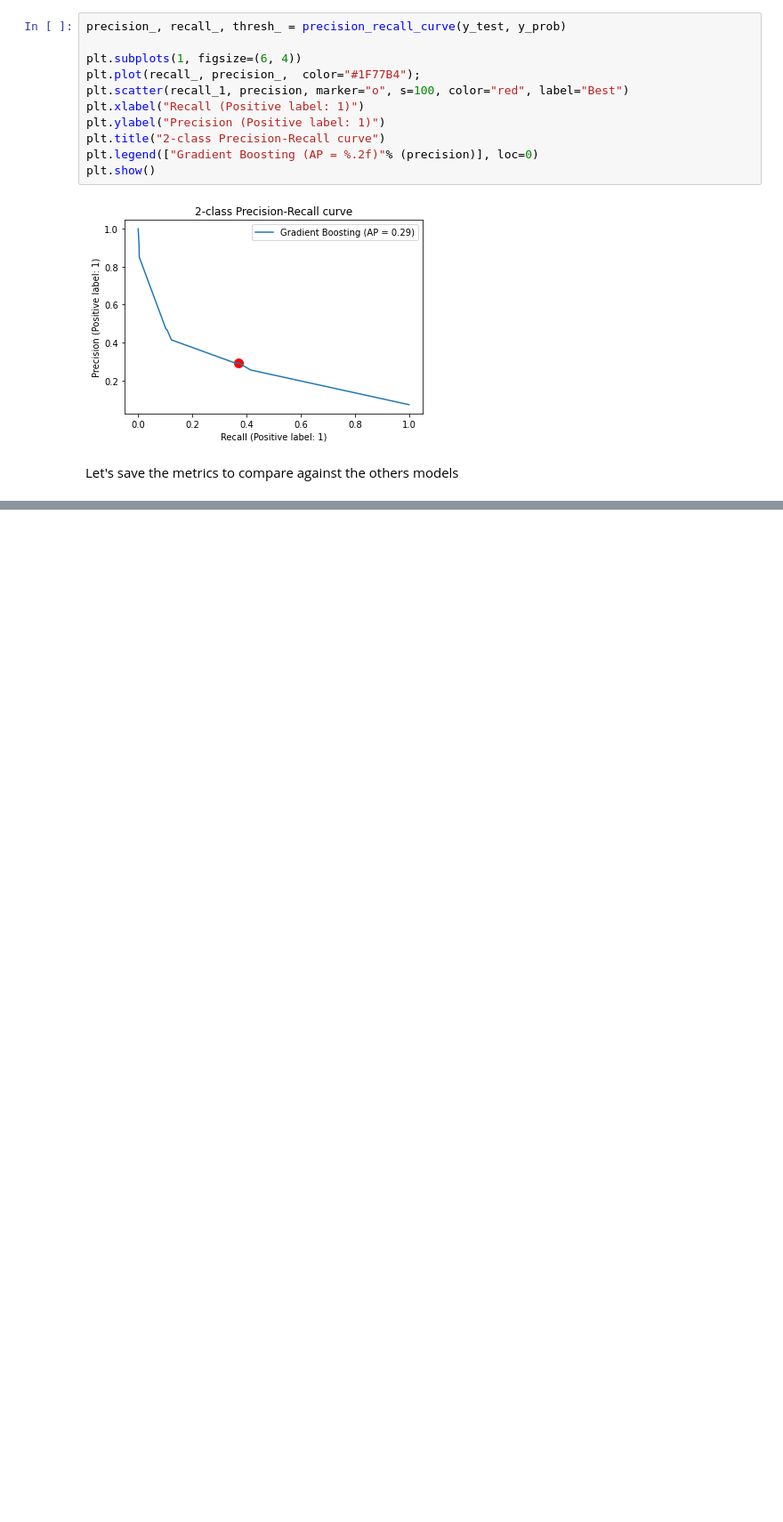
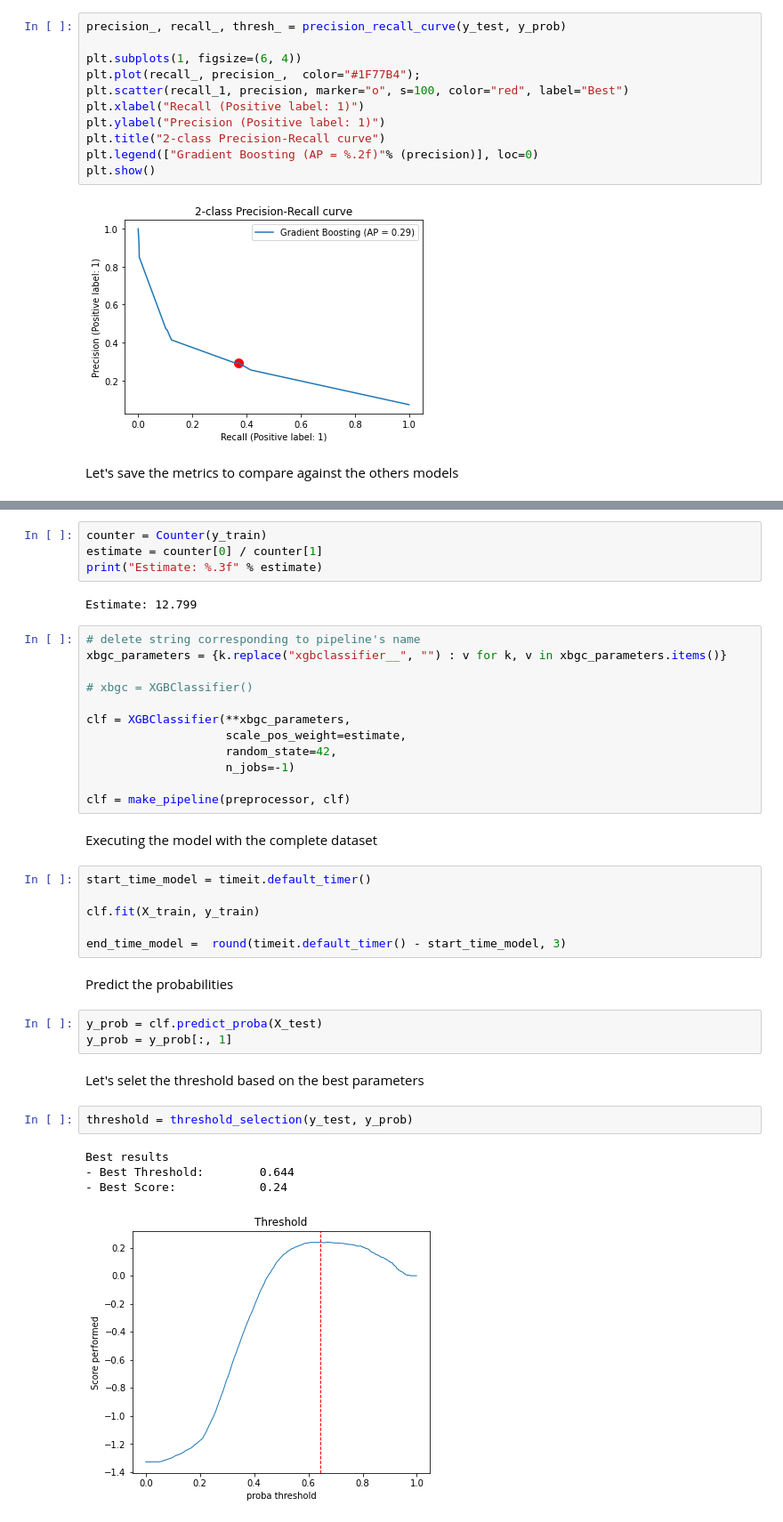
Before and after one commit to samirhinojosa/school-dropout-in-sogamoso, a Jupyter notebook: notebooks/school_dropout_model.ipynb, the cells around one changed output, grey strips where cells are left out. Shown at 89% size. Saved outputs shown, nothing was run; the diff lists cells and outputs as text; blank space fills up the shorter version.

Commit message:
modeling

```diff
--- a/notebooks/school_dropout_model.ipynb
+++ b/notebooks/school_dropout_model.ipynb
@@ -1043,0 +997,40 @@ roc_auc_score(y_test, imbpipeline_clf.predict(X_test))
+# %%
+counter = Counter(y_train)
+estimate = counter[0] / counter[1]
+print("Estimate: %.3f" % estimate)
+# %% [output]
+Estimate: 12.799
+# %%
+# delete string corresponding to pipeline's name
+xbgc_parameters = {k.replace("xgbclassifier__", "") : v for k, v in xbgc_parameters.items()}
+
+# xbgc = XGBClassifier()
+
+clf = XGBClassifier(**xbgc_parameters,
+                    scale_pos_weight=estimate,
+                    random_state=42,
+                    n_jobs=-1)
+
+clf = make_pipeline(preprocessor, clf)
+# %% [markdown]
+Executing the model with the complete dataset
+# %%
+start_time_model = timeit.default_timer()
+
+clf.fit(X_train, y_train)
+
+end_time_model =  round(timeit.default_timer() - start_time_model, 3)
+# %% [markdown]
+Predict the probabilities
+# %%
+y_prob = clf.predict_proba(X_test)
+y_prob = y_prob[:, 1]
+# %% [markdown]
+Let's selet the threshold based on the best parameters
+# %%
+threshold = threshold_selection(y_test, y_prob)
+# %% [output]
+Best results
+- Best Threshold:        0.644
+- Best Score:            0.24
+[figure, added]
```
Also changed, not shown: parts of 145 cells of this notebook.
